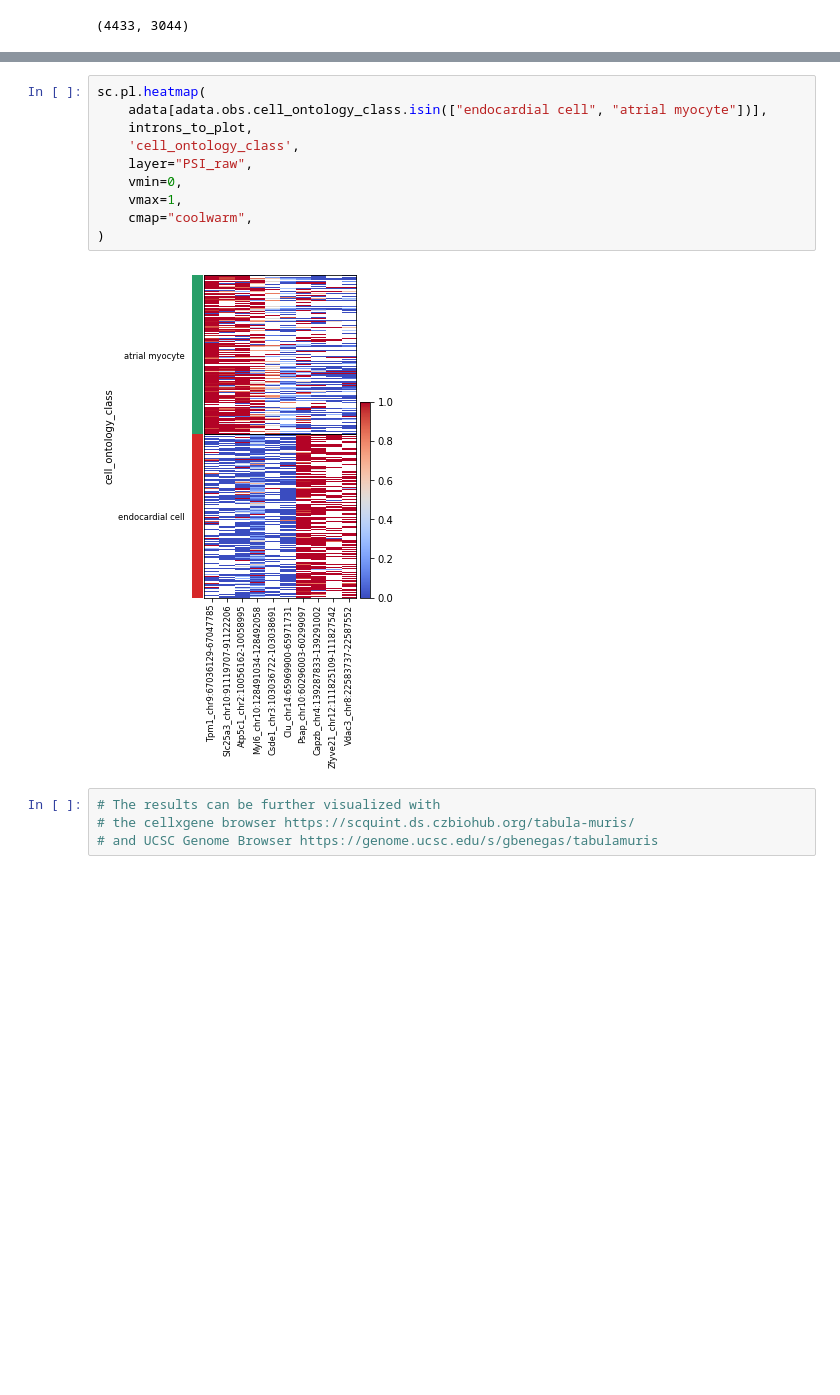
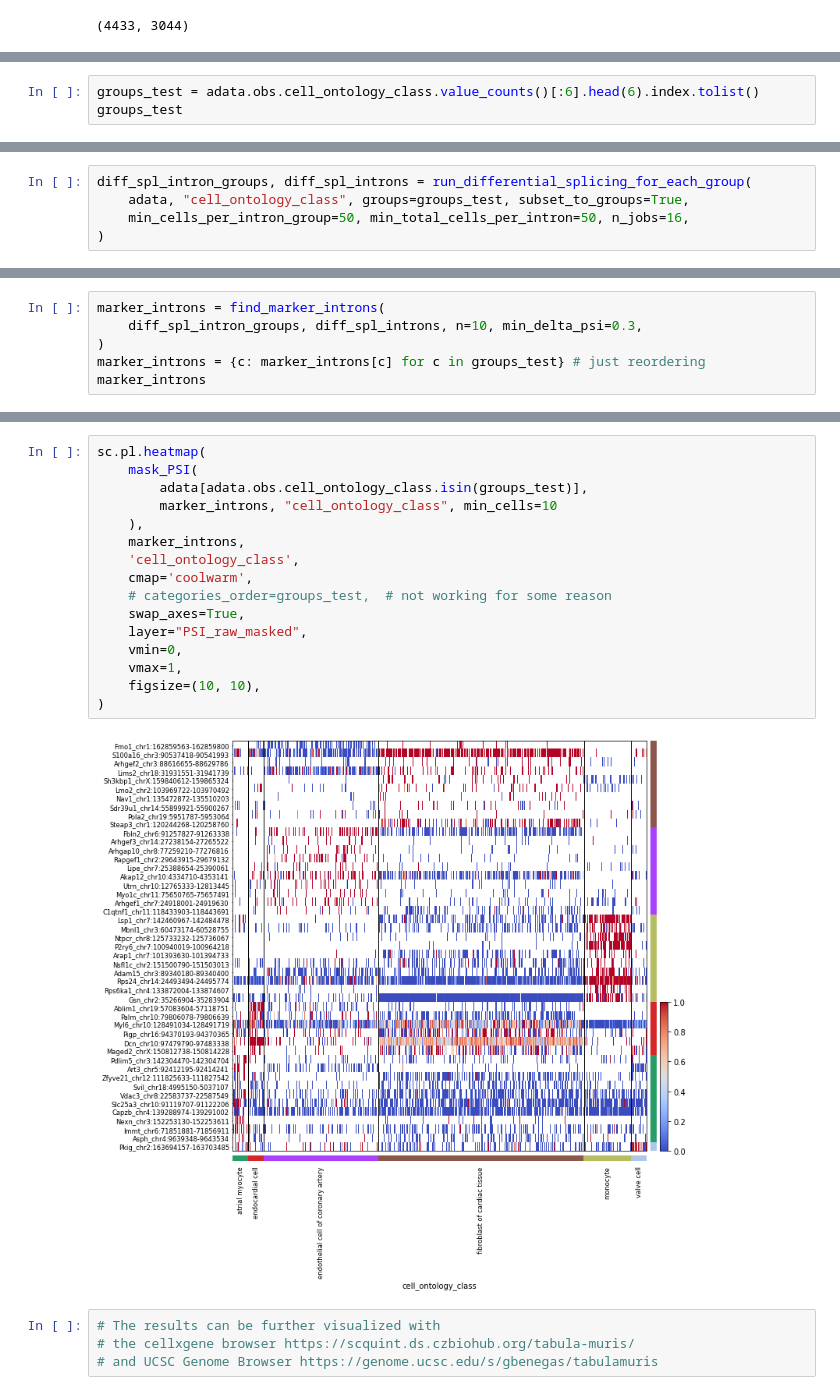
Before and after one commit to songlab-cal/scquint, a Jupyter notebook: differential_splicing_example.ipynb, the cells around one changed output, grey strips where cells are left out. Cells and saved outputs as stored; diff of their text form; blank space fills up the shorter version.

Commit message:
Add utilities for plotting marker introns

```diff
--- a/differential_splicing_example.ipynb
+++ b/differential_splicing_example.ipynb
@@ -170,0 +112,3 @@ introns[introns.intron_group=="Slc25a3_chr10_91119707_-"]
+# %%
+groups_test = adata.obs.cell_ontology_class.value_counts()[:6].head(6).index.tolist()
+groups_test
@@ -170,0 +122,5 @@ introns[introns.intron_group=="Slc25a3_chr10_91119707_-"]
+# %%
+diff_spl_intron_groups, diff_spl_introns = run_differential_splicing_for_each_group(
+    adata, "cell_ontology_class", groups=groups_test, subset_to_groups=True,
+    min_cells_per_intron_group=50, min_total_cells_per_intron=50, n_jobs=16,
+)
@@ -192,0 +238,6 @@ sc.pl.matrixplot(
+# %%
+marker_introns = find_marker_introns(
+    diff_spl_intron_groups, diff_spl_introns, n=10, min_delta_psi=0.3,
+)
+marker_introns = {c: marker_introns[c] for c in groups_test} # just reordering
+marker_introns
@@ -193,15 +275,21 @@ sc.pl.matrixplot(
 # %%
 sc.pl.heatmap(
-    adata[adata.obs.cell_ontology_class.isin(["endocardial cell", "atrial myocyte"])],
-    introns_to_plot,
+    mask_PSI(
+        adata[adata.obs.cell_ontology_class.isin(groups_test)],
+        marker_introns, "cell_ontology_class", min_cells=10
+    ),
+    marker_introns,
     'cell_ontology_class',
-    layer="PSI_raw",
+    cmap='coolwarm',
+    # categories_order=groups_test,  # not working for some reason
+    swap_axes=True,
+    layer="PSI_raw_masked",
     vmin=0,
     vmax=1,
-    cmap="coolwarm",
+    figsize=(10, 10),
 )
 # %% [output]
-[figure, old version]
+[figure, new version]
 # %%
 # The results can be further visualized with
 # the cellxgene browser https://scquint.ds.czbiohub.org/tabula-muris/
```
Also changed, not shown: parts of 18 cells of this notebook, 3 other files.
